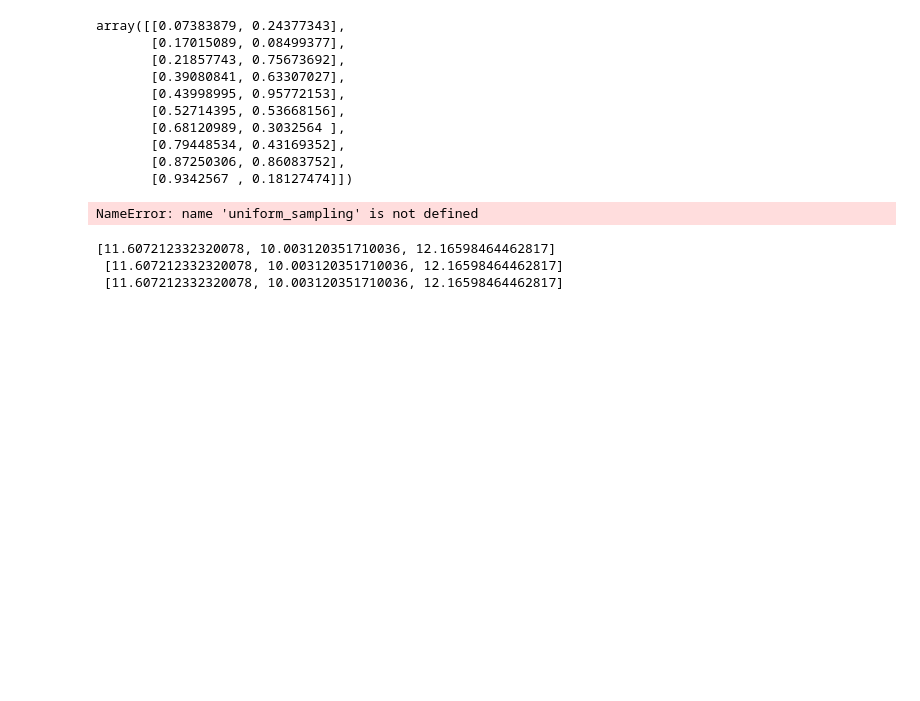
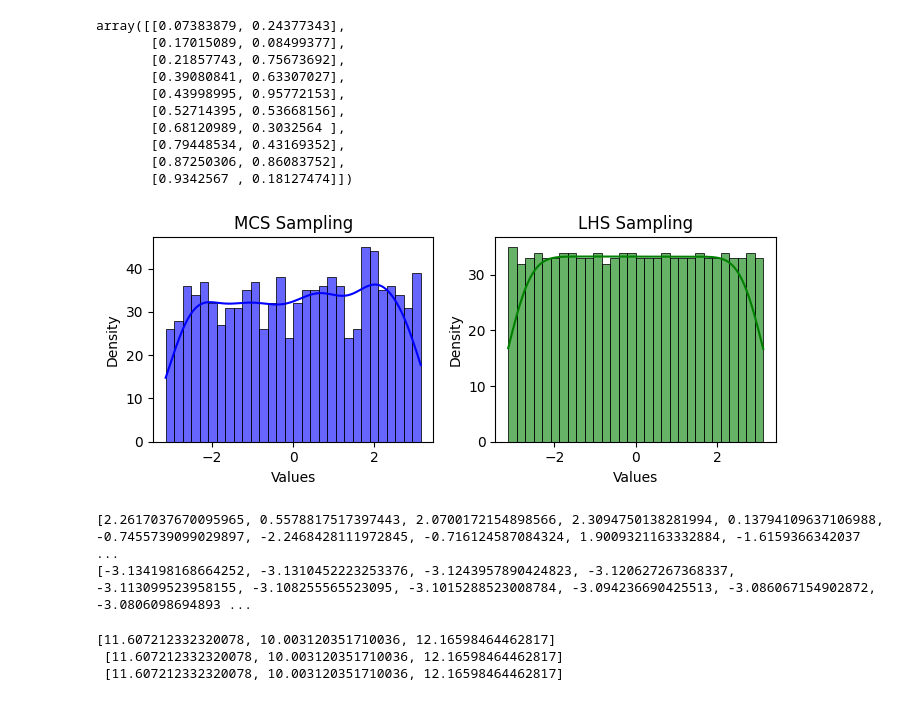
Before and after one commit to Pesquisa-UFCAT/parepy, a Jupyter notebook: local_examples/sampling_examples.ipynb, the cells around one changed output. Drawn from its saved outputs; the diff is of its cells as text; code cells hidden in the pictures; blank space fills up the shorter version.

```diff
--- a/local_examples/sampling_examples.ipynb
+++ b/local_examples/sampling_examples.ipynb
@@ -38,32 +38,36 @@ array([[0.07383879, 0.24377343],
        [0.9342567 , 0.18127474]])
 # %%
 # Sampling
-n = 400
-x = uniform_sampling(parameters={'min': 10, 'max': 20}, method='mcs', n_samples=n)
-y = uniform_sampling(parameters={'min': 10, 'max': 20}, method='lhs', n_samples=n)
+n = 1000
+x = uniform_sampling(parameters={'min': -3.14, 'max': 3.14}, method='mcs', n_samples=n)
+y = uniform_sampling(parameters={'min': -3.14, 'max': 3.14}, method='lhs', n_samples=n)
 
 # Criar subplots lado a lado
 fig, axes = plt.subplots(1, 2, figsize=(7, 3))
 
 # Primeiro gráfico: Histograma e KDE para dados1
 sns.histplot(x, kde=True, bins=30, color='blue', ax=axes[0], alpha=0.6, edgecolor='black')
 axes[0].set_title('MCS Sampling')
 axes[0].set_xlabel('Values')
 axes[0].set_ylabel('Density')
 
 # Segundo gráfico: Histograma e KDE para dados2
 sns.histplot(y, kde=True, bins=30, color='green', ax=axes[1], alpha=0.6, edgecolor='black')
 axes[1].set_title('LHS Sampling')
 axes[1].set_xlabel('Values')
 axes[1].set_ylabel('Density')
 
 # Ajustar o layout
 plt.tight_layout()
 
 # Mostrar o gráfico
 plt.show()
+print(x)
+print(y)
 # %% [output]
+[figure, added]
-NameError: name 'uniform_sampling' is not defined
+[2.2617037670095965, 0.5578817517397443, 2.0700172154898566, 2.3094750138281994, 0.13794109637106988, -0.7455739099029897, -2.2468428111972845, -0.716124587084324, 1.9009321163332884, -1.6159366342037 ...
+[-3.134198168664252, -3.1310452223253376, -3.1243957890424823, -3.120627267368337, -3.113099523958155, -3.108255565523095, -3.1015288523008784, -3.094236690425513, -3.086067154902872, -3.0806098694893 ...
 # %%
 n = 3
 x0 = uniform_sampling(parameters={'min': 10, 'max': 20}, method='mcs', n_samples=n, seed=25)
```
Also changed, not shown: parts of 10 cells of this notebook, 2 other files.
